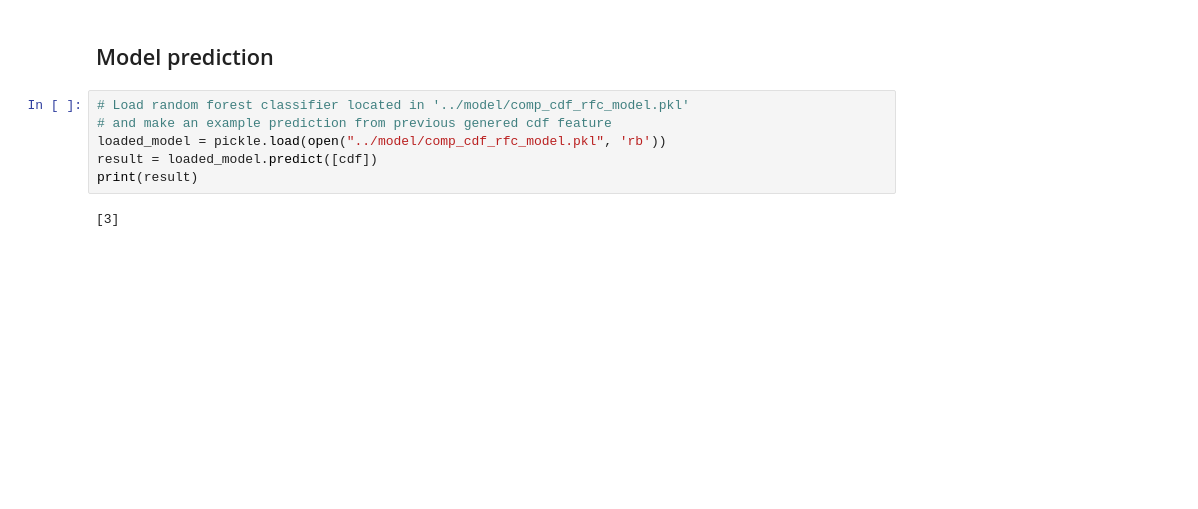
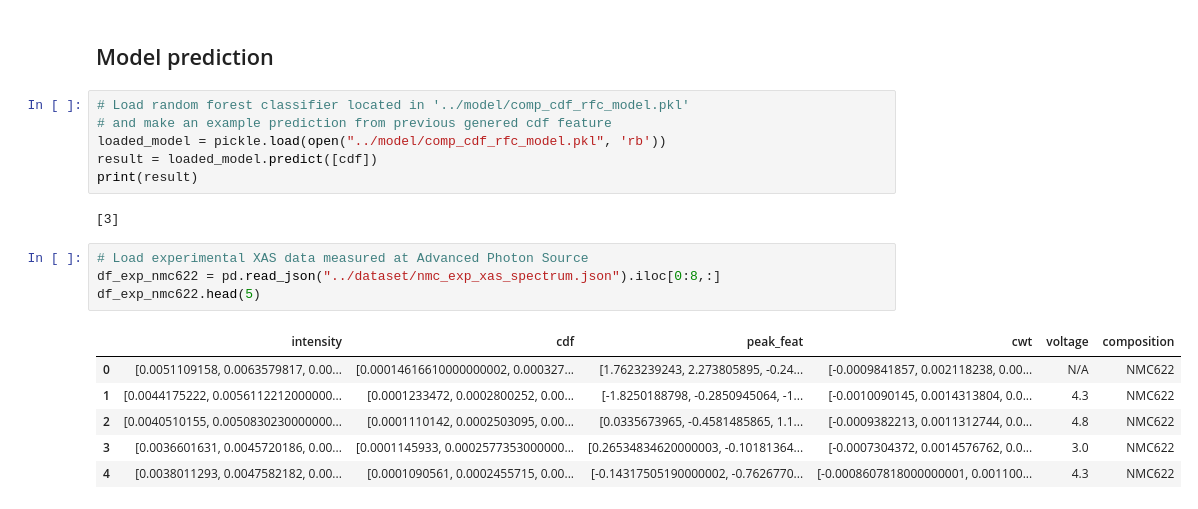
Before and after one commit to MaterialEyes/FeatureXAS, a Jupyter notebook: example/example.ipynb, the cells around one changed output. Saved outputs shown, nothing was run; the diff lists cells and outputs as text; blank space fills up the shorter version.

```diff
--- a/example/example.ipynb
+++ b/example/example.ipynb
@@ -125,3 +125,14 @@ result = loaded_model.predict([cdf])
 print(result)
 # %% [output]
 [3]
+# %%
+# Load experimental XAS data measured at Advanced Photon Source
+df_exp_nmc622 = pd.read_json("../dataset/nmc_exp_xas_spectrum.json").iloc[0:8,:]
+df_exp_nmc622.head(5)
+# %% [output]
+|  | intensity | cdf | peak_feat | cwt | voltage | composition |
+| 0 | [0.0051109158, 0.0063579817, 0.00... | [0.00014616610000000002, 0.000327... | [1.7623239243, 2.273805895, -0.24... | [-0.0009841857, 0.002118238, 0.00... | N/A | NMC622 |
+| 1 | [0.0044175222, 0.0056112212000000... | [0.0001233472, 0.0002800252, 0.00... | [-1.8250188798, -0.2850945064, -1... | [-0.0010090145, 0.0014313804, 0.0... | 4.3 | NMC622 |
+| 2 | [0.0040510155, 0.0050830230000000... | [0.0001110142, 0.0002503095, 0.00... | [0.0335673965, -0.4581485865, 1.1... | [-0.0009382213, 0.0011312744, 0.0... | 4.8 | NMC622 |
+| 3 | [0.0036601631, 0.0045720186, 0.00... | [0.0001145933, 0.0002577353000000... | [0.26534834620000003, -0.10181364... | [-0.0007304372, 0.0014576762, 0.0... | 3.0 | NMC622 |
+| 4 | [0.0038011293, 0.0047582182, 0.00... | [0.0001090561, 0.0002455715, 0.00... | [-0.14317505190000002, -0.7626770... | [-0.0008607818000000001, 0.001100... | 4.3 | NMC622 |
```
Also changed, not shown: parts of 2 cells of this notebook, 3 other files.
